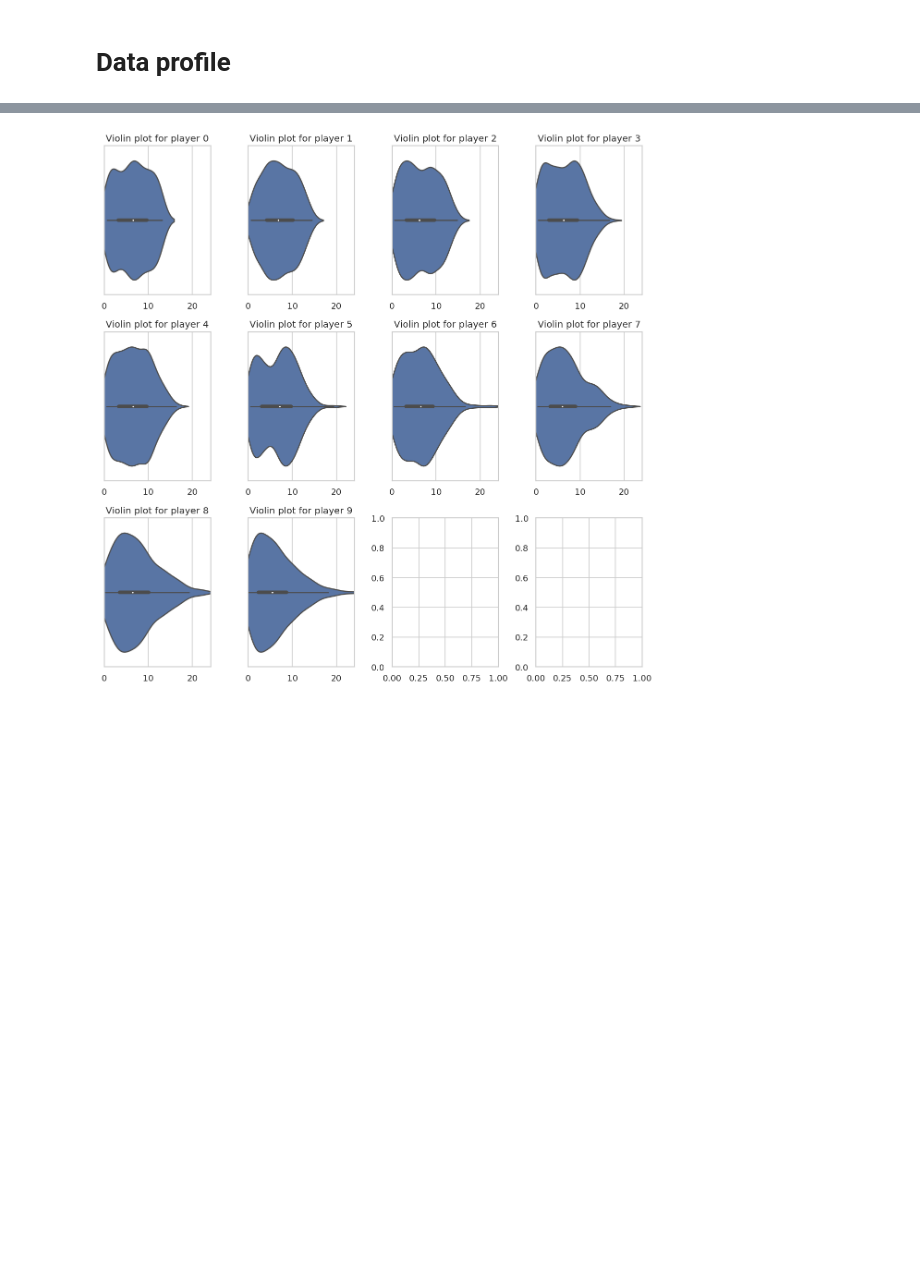
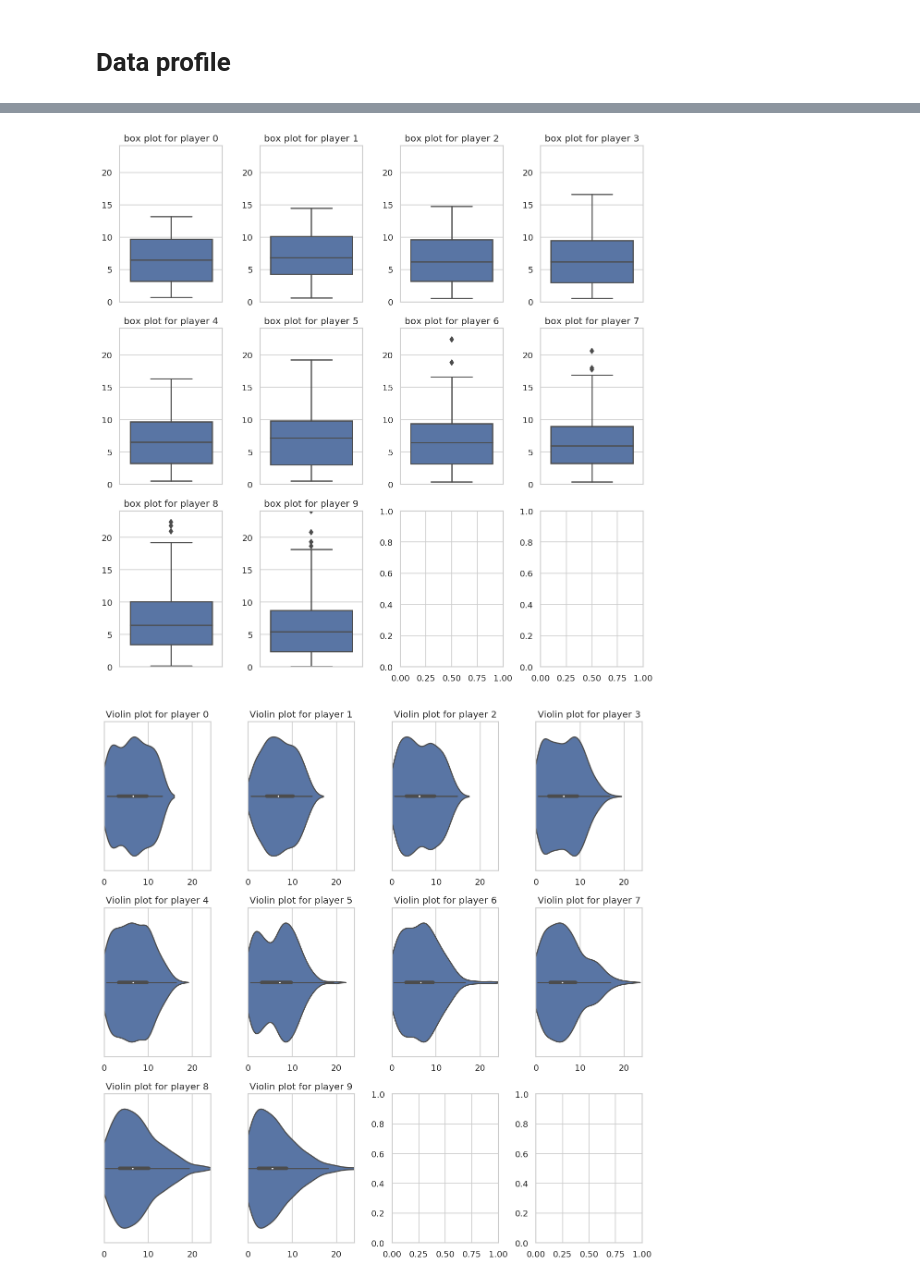
Before and after one commit to tjysdsg/wechat-red-bag, a Jupyter notebook: eda.ipynb, the cells around one changed output, grey strips where cells are left out. Drawn from its saved outputs; the diff is of its cells as text; code cells hidden in the pictures; blank space fills up the shorter version.

```diff
--- a/eda.ipynb
+++ b/eda.ipynb
@@ -87,4 +89,22 @@ pd.DataFrame(data.T).describe()
 | 50% | 6.510000 | 6.860000 | 6.175000 | 6.220000 | 6.5250 | 7.170000 | 6.465000 | 5.935000 | 6.460000 | 5.455000 |
 | 75% | 9.662500 | 10.137500 | 9.615000 | 9.442500 | 9.6875 | 9.802500 | 9.367500 | 8.975000 | 10.062500 | 8.742500 |
 | max | 13.170000 | 14.490000 | 14.760000 | 16.630000 | 16.3300 | 19.270000 | 22.400000 | 20.580000 | 22.370000 | 24.100000 |
+# %%
+def boxplot(data: pd.DataFrame, plot_name):
+    fig, axs = plt.subplots(3, 4)
+    fig.set_size_inches(10.24, 10.24)
+    axs = axs.flat
+    ylim = np.max(data.values)
+    for i in range(10):
+        sns.boxplot(data.values[i,], ax=axs[i], orient='v')
+        title = 'box plot for player {}'.format(i)
+        axs[i].set_title(title)
+        axs[i].set_ylim([0, ylim])
+    fig.tight_layout()
+    plt.savefig('box-plot-{}.png'.format(plot_name))
+    plt.show()
+
+boxplot(data, 'true-data')
+# %% [output]
+[figure, added]
 # %%
```
Also changed, not shown: parts of 3 cells of this notebook, 40 other files.
